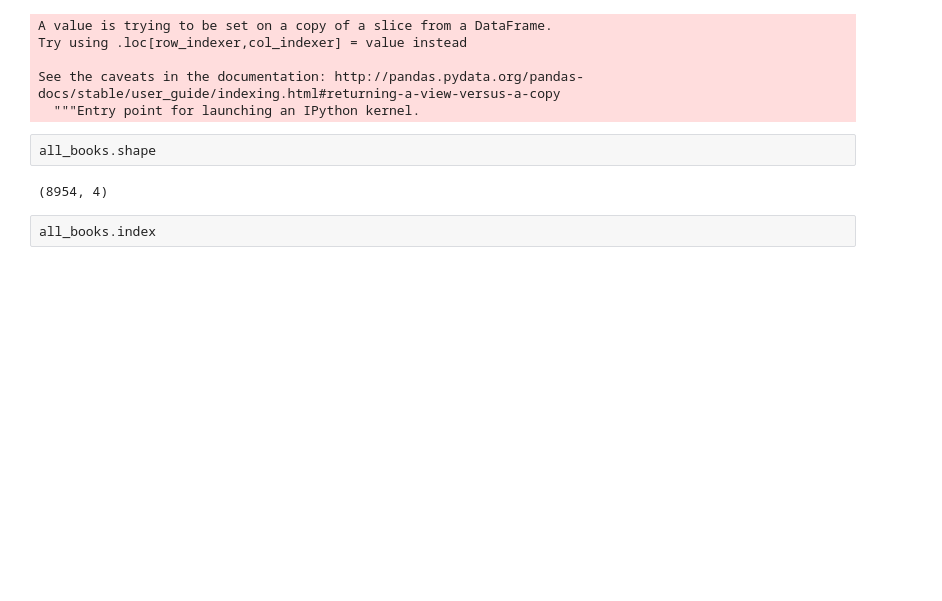
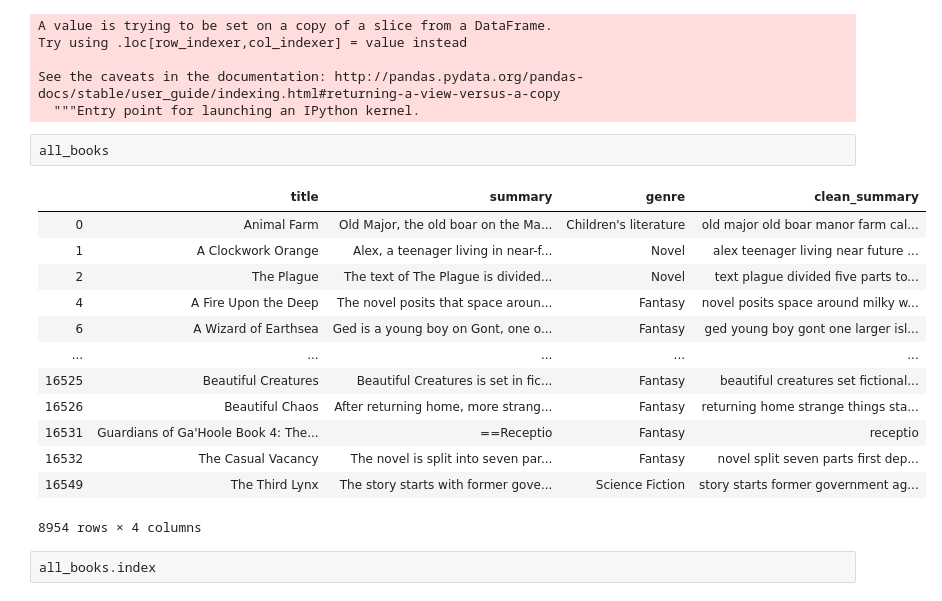
Before and after one commit to bhagyashreedhebe/Portfolios, a Jupyter notebook: Portfolio 3.ipynb, the cells around one changed output. Drawn from its saved outputs; the diff is of its cells as text; blank space fills up the shorter version.

```diff
--- a/Portfolio 3.ipynb
+++ b/Portfolio 3.ipynb
@@ -127,9 +127,21 @@ Try using .loc[row_indexer,col_indexer] = value instead
 See the caveats in the documentation: http://pandas.pydata.org/pandas-docs/stable/user_guide/indexing.html#returning-a-view-versus-a-copy
   """Entry point for launching an IPython kernel.
 # %%
-all_books.shape
+all_books
 # %% [output]
+|  | title | summary | genre | clean_summary |
+| 0 | Animal Farm | Old Major, the old boar on the Ma... | Children's literature | old major old boar manor farm cal... |
+| 1 | A Clockwork Orange | Alex, a teenager living in near-f... | Novel | alex teenager living near future ... |
+| 2 | The Plague | The text of The Plague is divided... | Novel | text plague divided five parts to... |
+| 4 | A Fire Upon the Deep | The novel posits that space aroun... | Fantasy | novel posits space around milky w... |
+| 6 | A Wizard of Earthsea | Ged is a young boy on Gont, one o... | Fantasy | ged young boy gont one larger isl... |
+| ... | ... | ... | ... | ... |
+| 16525 | Beautiful Creatures | Beautiful Creatures is set in fic... | Fantasy | beautiful creatures set fictional... |
+| 16526 | Beautiful Chaos | After returning home, more strang... | Fantasy | returning home strange things sta... |
+| 16531 | Guardians of Ga'Hoole Book 4: The... | ==Receptio | Fantasy | receptio |
+| 16532 | The Casual Vacancy | The novel is split into seven par... | Fantasy | novel split seven parts first dep... |
+| 16549 | The Third Lynx | The story starts with former gove... | Science Fiction | story starts former government ag... |
-(8954, 4)
+8954 rows × 4 columns
 # %%
 all_books.index
 # %% [output]
```
Also changed, not shown: parts of 4 cells of this notebook.
